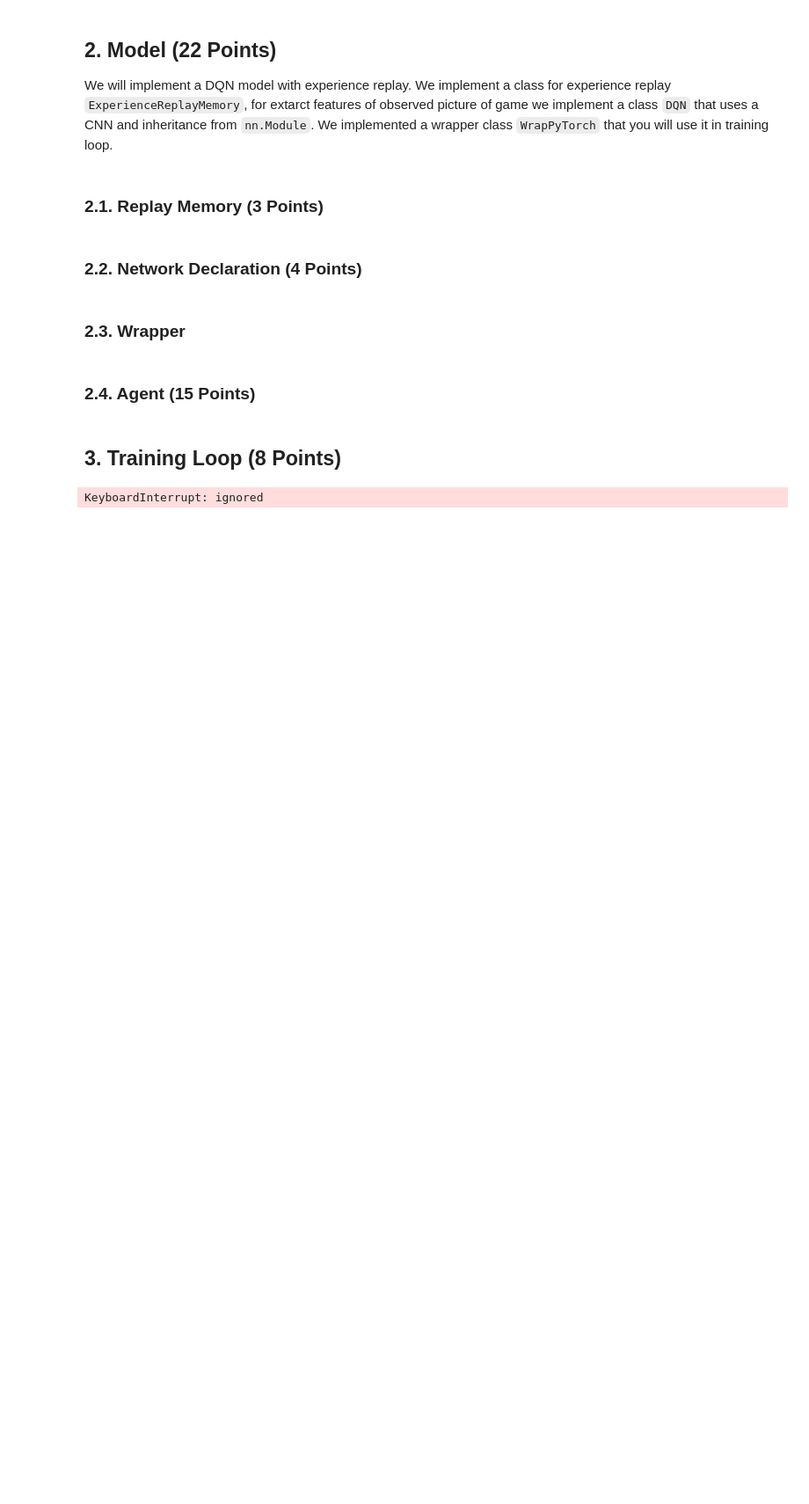
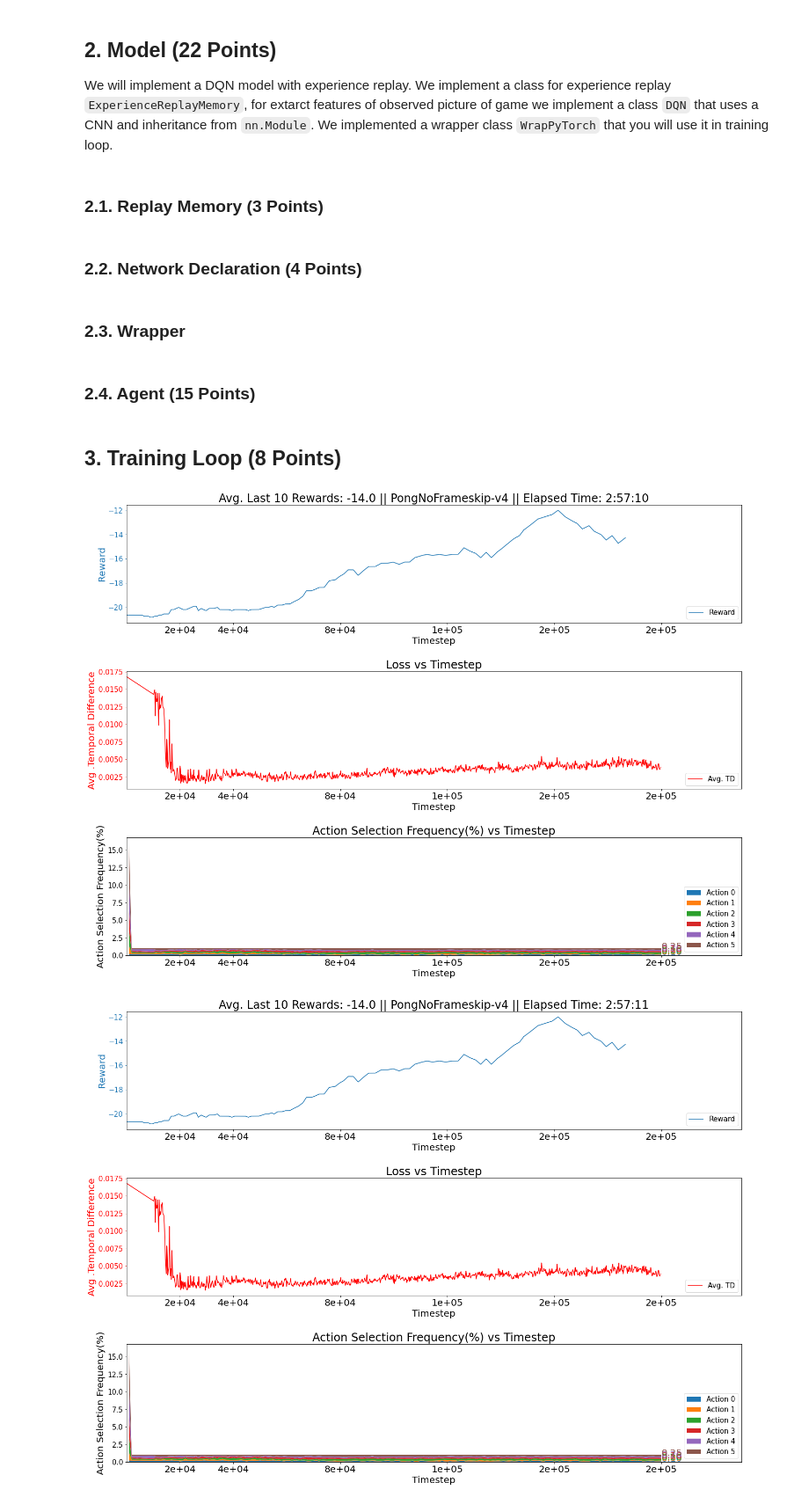
Before and after one commit to ShayanNazemi/Deep-Learning-40719, a Jupyter notebook: HW6/Part 1/DQN.ipynb, the cells around one changed output. Shown at 88% size. Drawn from its saved outputs; the diff is of its cells as text; code cells hidden in the pictures; blank space fills up the shorter version.

```diff
--- a/HW6/Part 1/DQN.ipynb
+++ b/HW6/Part 1/DQN.ipynb
@@ -301,7 +292,9 @@ class Model():
         batch_action = torch.tensor(batch_action, device=self.device, dtype=torch.long).squeeze().view(-1, 1)
         batch_reward = torch.tensor(batch_reward, device=self.device, dtype=torch.float).squeeze().view(-1, 1)
 
-        non_final_mask = torch.tensor(tuple(map(lambda s: s is not None, batch_next_state)), device=self.device, dtype=torch.uint8)
+        non_final_mask = torch.tensor(tuple(map(lambda s: s is not None, batch_next_state)), device=self.device, dtype=torch.bool)
+        # non_final_mask = torch.tensor(tuple(map(lambda s: s is not None, batch_next_state)), device=self.device, dtype=torch.uint8)
+
 
         try:
             non_final_next_states = torch.tensor([s for s in batch_next_state if s is not None], device=self.device, dtype=torch.float).view(shape)
@@ -472,7 +465,7 @@ except OSError:
 env_id = "PongNoFrameskip-v4"
 env =  make_atari(env_id)
 env = bench.Monitor(env, os.path.join(log_dir, env_id))
-# env = wrap_deepmind(env, episode_life=True, clip_rewards=True, frame_stack=False, scale=True)
+env = wrap_deepmind(env, episode_life=True, clip_rewards=True, frame_stack=False, scale=True)
 env = WrapPyTorch(env)
 model = Model(env, log_dir)
 
@@ -486,35 +479,36 @@ for frame_idx in range(1, MAX_FRAMES + 1):
     model.save_action(action, frame_idx) #log action selection
 
     prev_observation = observation
     observation, reward, done, _ = env.step(action)
 
     if done :
         observation = None
 
     model.update(prev_observation, action, reward, observation, frame_idx)
     episode_reward += reward
 
     if done:
-
         observation = env.reset()
         model.save_reward(episode_reward)
         episode_reward = 0
 
 #################################################################################
 #                                   THE END                                     #
 #################################################################################
+    if frame_idx % 100 == 0 :
+        print('Frame : {}'.format(frame_idx))
 
     if frame_idx % 1000 == 0:
-        print('Frame : {}'.format(frame_idx))
         try:
             clear_output(True)
             plot_all_data(log_dir, env_id, 'DQN', MAX_FRAMES, bin_size=(10, 100, 100, 1), smooth=1, time=timedelta(seconds=int(timer()-start)), ipynb=True)
         except IOError:
             pass
 
 env.close()
 plot_all_data(log_dir, env_id, 'DQN', MAX_FRAMES, bin_size=(10, 100, 100, 1), smooth=1, time=timedelta(seconds=int(timer()-start)), ipynb=True)
 # %% [output]
-KeyboardInterrupt: ignored
+[figure, added]
+[figure, added]
 # %% [markdown]
 ![Result](https://github.com/ShayanNazemi/Deep-Learning-40719/blob/master/HW6/Part%201/result.JPG?raw=1)
```
Also changed, not shown: parts of 2 cells of this notebook.
